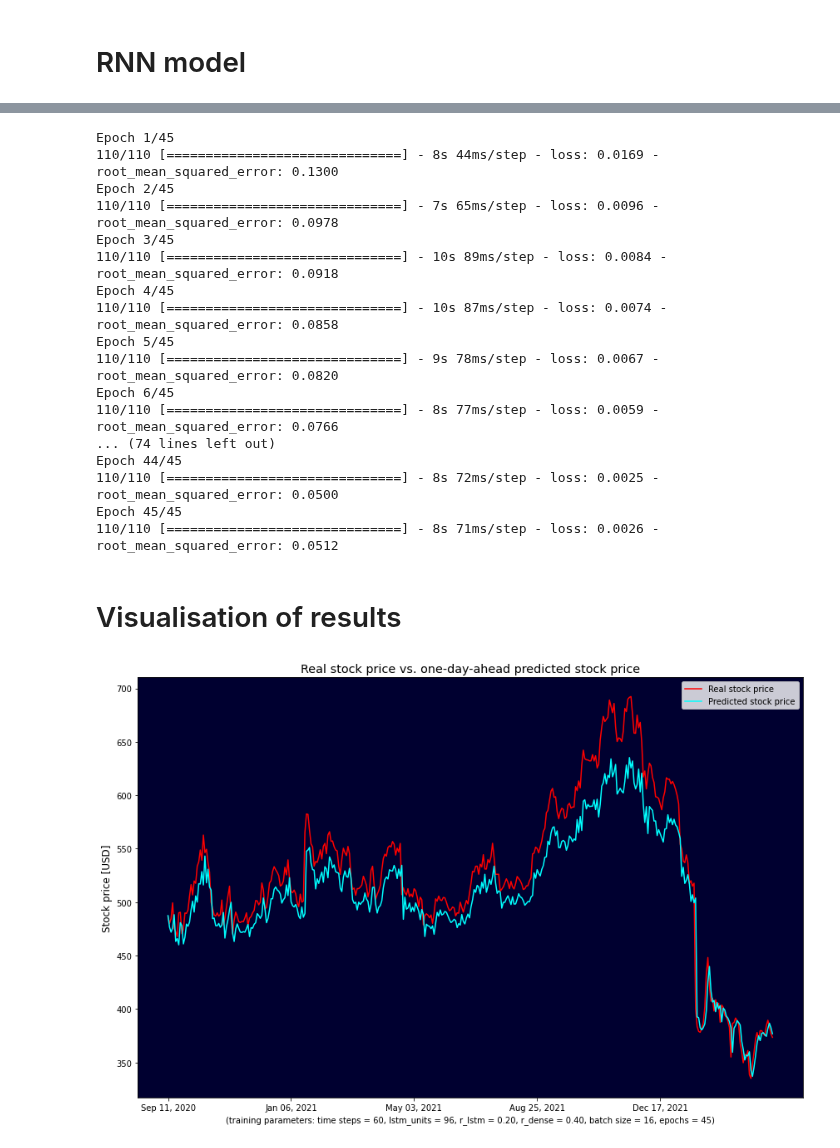
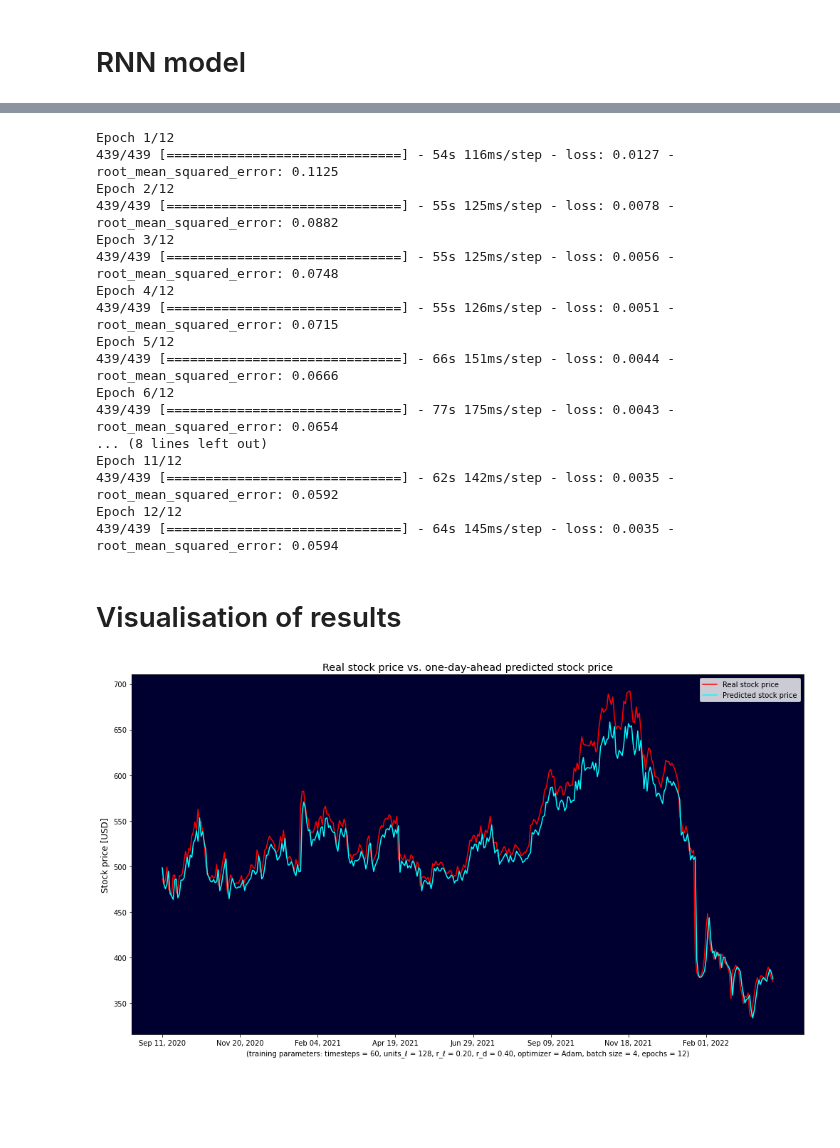
Before and after one commit to rtiedra/data-science, a Jupyter notebook: stock_price/stock_price.ipynb, the cells around one changed output, grey strips where cells are left out. Saved outputs shown, nothing was run; the diff lists cells and outputs as text; code cells hidden in the pictures; blank space fills up the shorter version.

```diff
--- a/stock_price/stock_price.ipynb
+++ b/stock_price/stock_price.ipynb
@@ -201,58 +197,58 @@ $$
 # Training the model and saving the model's attributes in a HDF5 file
 # See https://en.wikipedia.org/wiki/Hierarchical_Data_Format
 
-batch_size = 16
-epochs = 45
+batch_size = 4
+epochs = 12
 model.fit(train_seqs, train_labels, batch_size=batch_size, epochs=epochs)
 model.save('stock_price.h5')
 # %% [output]
-Epoch 1/45
-110/110 [==============================] - 8s 44ms/step - loss: 0.0169 - root_mean_squared_error: 0.1300
-Epoch 2/45
-110/110 [==============================] - 7s 65ms/step - loss: 0.0096 - root_mean_squared_error: 0.0978
-Epoch 3/45
-110/110 [==============================] - 10s 89ms/step - loss: 0.0084 - root_mean_squared_error: 0.0918
-Epoch 4/45
-110/110 [==============================] - 10s 87ms/step - loss: 0.0074 - root_mean_squared_error: 0.0858
-Epoch 5/45
-110/110 [==============================] - 9s 78ms/step - loss: 0.0067 - root_mean_squared_error: 0.0820
-Epoch 6/45
-110/110 [==============================] - 8s 77ms/step - loss: 0.0059 - root_mean_squared_error: 0.0766
-... (74 lines left out)
-Epoch 44/45
-110/110 [==============================] - 8s 72ms/step - loss: 0.0025 - root_mean_squared_error: 0.0500
-Epoch 45/45
-110/110 [==============================] - 8s 71ms/step - loss: 0.0026 - root_mean_squared_error: 0.0512
+Epoch 1/12
+439/439 [==============================] - 54s 116ms/step - loss: 0.0127 - root_mean_squared_error: 0.1125
+Epoch 2/12
+439/439 [==============================] - 55s 125ms/step - loss: 0.0078 - root_mean_squared_error: 0.0882
+Epoch 3/12
+439/439 [==============================] - 55s 125ms/step - loss: 0.0056 - root_mean_squared_error: 0.0748
+Epoch 4/12
+439/439 [==============================] - 55s 126ms/step - loss: 0.0051 - root_mean_squared_error: 0.0715
+Epoch 5/12
+439/439 [==============================] - 66s 151ms/step - loss: 0.0044 - root_mean_squared_error: 0.0666
+Epoch 6/12
+439/439 [==============================] - 77s 175ms/step - loss: 0.0043 - root_mean_squared_error: 0.0654
+... (8 lines left out)
+Epoch 11/12
+439/439 [==============================] - 62s 142ms/step - loss: 0.0035 - root_mean_squared_error: 0.0592
+Epoch 12/12
+439/439 [==============================] - 64s 145ms/step - loss: 0.0035 - root_mean_squared_error: 0.0594
 # %%
-# Storing in numpy array "predicted_prices" the one-day-ahead stock prices predicted by the model
-# Storing in numpy array "real_prices" the real stock prices contained in "test_labels"
+# Storing in numpy array "predicted" the one-day-ahead stock prices predicted by the model
+# Storing in numpy array "real" the real stock prices contained in "test_labels"
 # Putting back both arrays to the original scale and format
 
 model = load_model('stock_price.h5')
 
-predicted_prices = model.predict(test_seqs)
-predicted_prices = scaler.inverse_transform(predicted_prices)
-real_prices = scaler.inverse_transform(test_labels.reshape(-1, 1))
+predicted = model.predict(test_seqs)
+predicted = scaler.inverse_transform(predicted)
+real = scaler.inverse_transform(test_labels.reshape(-1, 1))
 # %% [markdown]
 # Visualisation of results
 # %%
-# Line plot of real stock prices vs. one-day-ahead predicted stock prices
+# Graph plot of real stock prices vs. one-day-ahead predicted stock prices
 
-_, p = plt.subplots(figsize=(12,8))
+_, p = plt.subplots(figsize=(14,8))
 
-p.plot(dates, real_prices, color='r', label='Real stock price')
-p.plot(dates, predicted_prices, color='cyan', label='Predicted stock price')
+p.plot(dates, real, color='r', label='Real stock price')
+p.plot(dates, predicted, color='cyan', label='Predicted stock price')
 
 # Parameters, title and legend of the plot
 
 p.set_title('Real stock price vs. one-day-ahead predicted stock price', size='x-large')
 p.set_ylabel('Stock price [USD]', size='large')
-plt.xticks(np.arange(0, len(dates)+1, 80))
-p.set_xlabel('(training parameters: time steps = %d, lstm_units = %d, r_lstm = %.2f, r_dense = %.2f, batch size = %d, epochs = %d)'
-             % (n, lstm_units, r_lstm, r_dense, batch_size, epochs))
+plt.xticks(np.arange(0, len(dates)+1, 50))
+p.set_xlabel('(training parameters: timesteps = %d, units_ℓ = %d, r_ℓ = %.2f, r_d = %.2f, optimizer = Adam, batch size = %d, epochs = %d)'
+             % (n, units_ℓ, r_ℓ, r_d, batch_size, epochs))
 p.set_facecolor('#000030')
 p.legend()
 
 plt.tight_layout()
 # %% [output]
-[figure, old version]
+[figure, new version]
```
Also changed, not shown: parts of 10 cells of this notebook, 2 other files.
